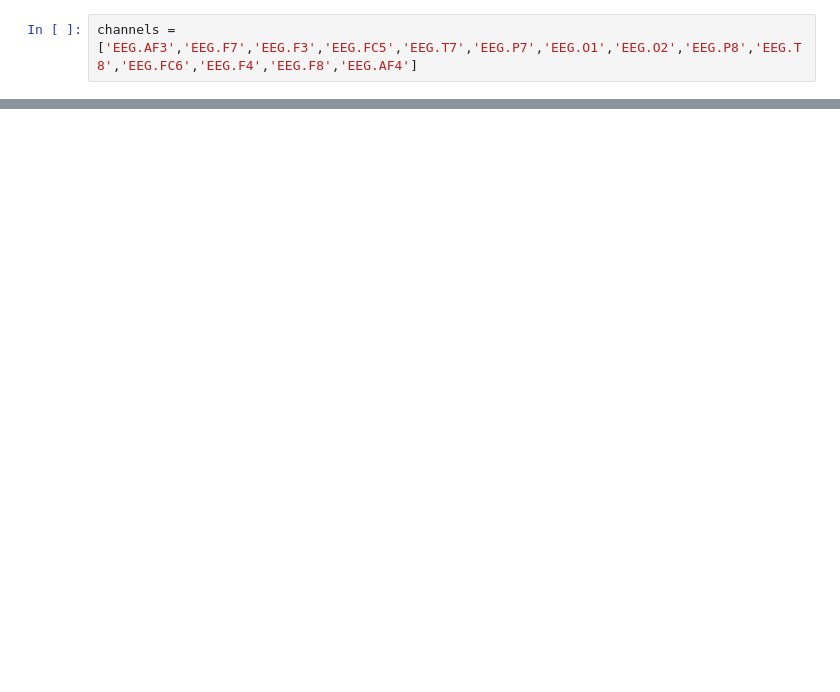
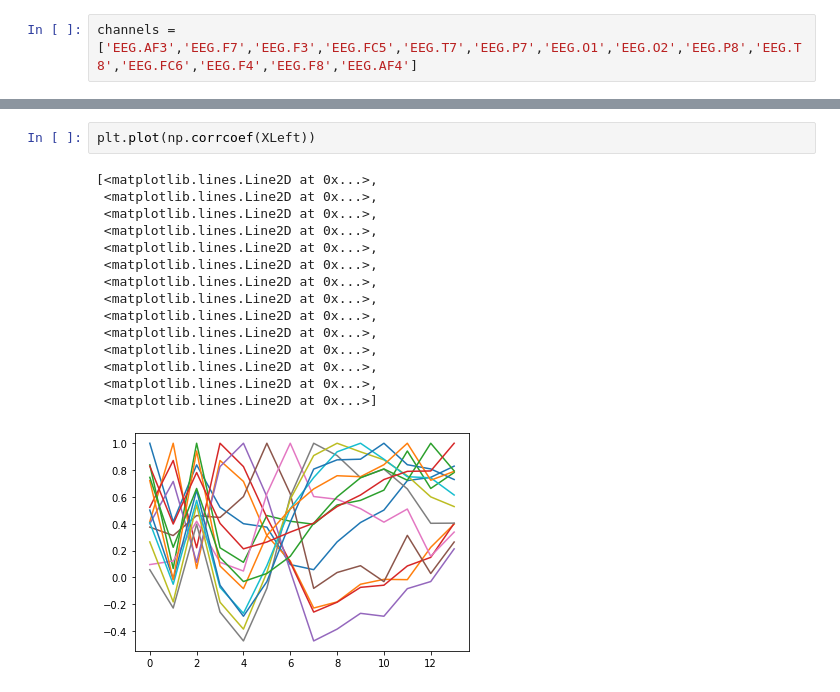
Before and after one commit to DigvijaySinghParmar/professorX, a Jupyter notebook: prototype/CSP trials.ipynb, the cells around one changed output, grey strips where cells are left out. Cells and saved outputs as stored; diff of their text form; blank space fills up the shorter version.

```diff
--- a/prototype/CSP trials.ipynb
+++ b/prototype/CSP trials.ipynb
@@ -149,0 +83,18 @@ array([[0.2, 0. , 0. , 0. , 0. , 0. , 0. , 0. , 0. , 0. , 0. , 0. , 0. ,
+# %%
+plt.plot(np.corrcoef(XLeft))
+# %% [output]
+[<matplotlib.lines.Line2D at 0x...>,
+ <matplotlib.lines.Line2D at 0x...>,
+ <matplotlib.lines.Line2D at 0x...>,
+ <matplotlib.lines.Line2D at 0x...>,
+ <matplotlib.lines.Line2D at 0x...>,
+ <matplotlib.lines.Line2D at 0x...>,
+ <matplotlib.lines.Line2D at 0x...>,
+ <matplotlib.lines.Line2D at 0x...>,
+ <matplotlib.lines.Line2D at 0x...>,
+ <matplotlib.lines.Line2D at 0x...>,
+ <matplotlib.lines.Line2D at 0x...>,
+ <matplotlib.lines.Line2D at 0x...>,
+ <matplotlib.lines.Line2D at 0x...>,
+ <matplotlib.lines.Line2D at 0x...>]
+[figure, added]
```
Also changed, not shown: parts of 24 cells of this notebook, 5 other files.
